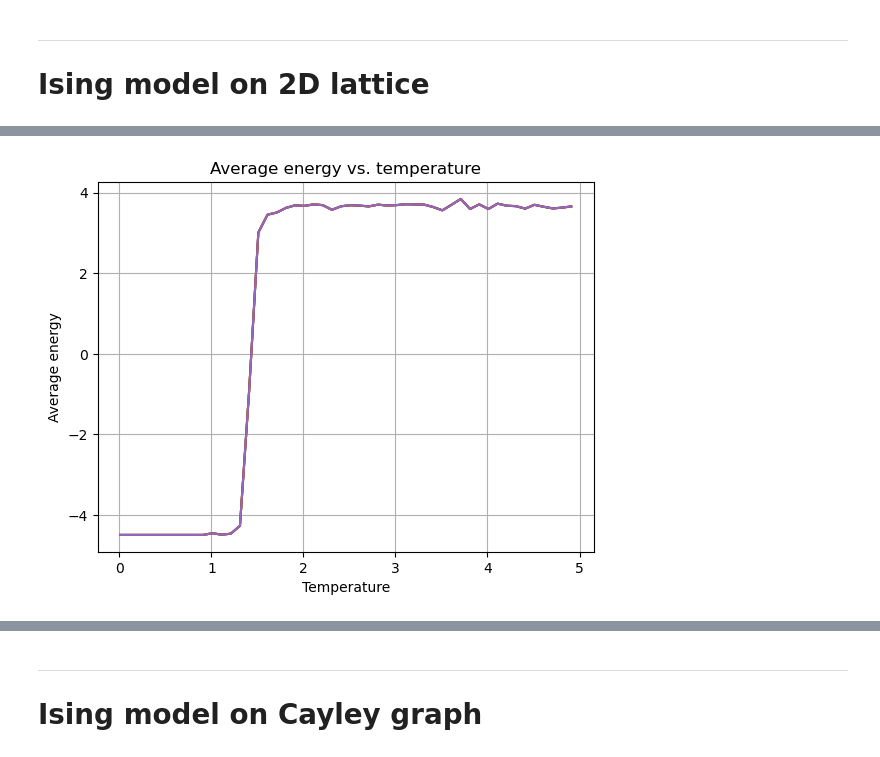
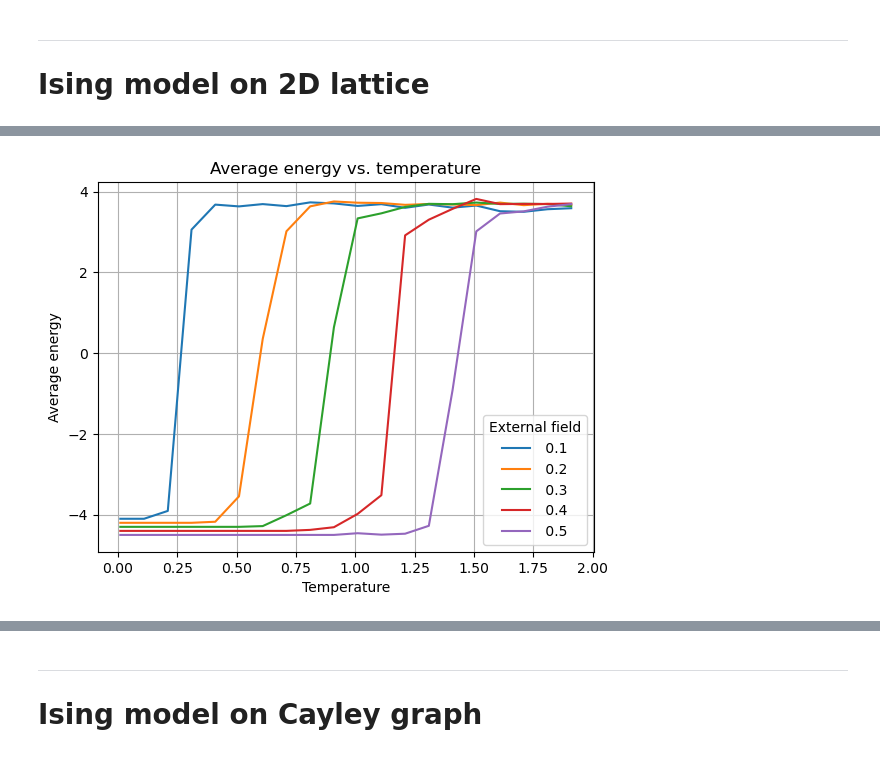
Before and after one commit to thxthuds/Ising_Model_Project, a Jupyter notebook: project_ideas.ipynb, the cells around one changed output, grey strips where cells are left out. Drawn from its saved outputs; the diff is of its cells as text; code cells hidden in the pictures.

```diff
--- a/project_ideas.ipynb
+++ b/project_ideas.ipynb
@@ -88,7 +88,7 @@ class MetropolisIsing:
         """
         X_nn = self.nn_alignment(X_spins)
         X_E = - self.J * X_spins * X_nn - self.H * X_spins
-        return np.sum(X_E)
+        return np.sum(X_E) / 2
 # %% [markdown]
 # Ising model on 1D chain
 # %%
@@ -284,8 +401,8 @@ class Ising2DLattice(MetropolisIsing):
         return X_nn
 # %%
 # Simulate time evolution of a 2D Ising model with nn interactions.
-# Start with a random state with 75% spins down (anti-aligned with external field).
-Ising2d = Ising2DLattice(T=0.1, J=1, H=0.0)
+# Start with a random state with 75% spins down.
+Ising2d = Ising2DLattice(T=0.1, J=1, H=0.1)
 np.random.seed(0)
 
 frames = []
@@ -316,14 +433,15 @@ iterations: 7
 [interactive output not drawn]
 [figure]
 # %%
-# Plot average energy vs MC iteration for various temperatures.
-# Start with a random state with 75% spins down, with 0 external field.
+# Plot average values vs MC iteration for various temperatures, with 0 external field.
+# Start with a random state with 75% spins down.
 temps = np.arange(1, 6, 1)
-total_iter = 50
+total_iter = 1000
 all_iter = []
 all_mag, all_energies = [], []
 dim = 50
 lattice2d = np.random.choice([-1, 1], size=(dim, dim), p=[0.75, 0.25])
+# lattice2d = - np.ones((dim,dim))
 
 for temp in temps:
     Ising2d = Ising2DLattice(T=temp, J=1, H=0.0)
@@ -334,14 +452,15 @@ for temp in temps:
     prev = lattice2d
     for i in range(total_iter):
         current = Ising2d.update_spins(prev)
-        avg_mag.append(Ising2d.net_magnetization(prev) / dim ** 2)
-        avg_energy.append(Ising2d.net_energy(prev) / dim ** 2)
+        avg_mag.append(Ising2d.net_magnetization(prev) / (dim ** 2))
+        avg_energy.append(Ising2d.net_energy(prev) / (dim ** 2))
         prev = current
 
     all_iter.append(iteration)
     all_mag.append(avg_mag)
     all_energies.append(avg_energy)
 
+print("No external field (H = 0).")
 plt.figure(0)
 for i in range(len(all_iter)):
     temp = temps[i]
@@ -371,49 +582,74 @@ plt.show()
 # %%
-# Plot equilibrium average energy and magnetization vs temperature.
-# Start with random state with 75% spins down, with 0 external field.
-temps = np.arange(0.01, 5., 0.1)
+# Plot equilibrium average values as a function of temperature for various
+# external field strengths.
+# Start with random state with 75% spins down.
+ext_field = np.arange(0.1, 0.6, 0.1)
+delta_temp = 0.1
+temps = np.arange(0.01, 2., delta_temp)
 total_iter = 100
 trials = 10
-l_energy, l_mag = [], []
+l_all_mag, l_all_energy, l_all_heat_cap = [], [], []
 dim = 50
 
-np.random.seed(0)
-lattice2d = np.random.choice([-1, 1], size=(dim, dim), p=[0.75, 0.25])
+for field_val in ext_field:
+    np.random.seed(0)
+    lattice2d = np.random.choice([-1, 1], size=(dim, dim), p=[0.75, 0.25])
+    l_mag, l_energy, l_heat_cap = [], [], []
 
-for temp in temps:
-    Ising2d = Ising2DLattice(T=temp, J=1, H=field_val)
-    prev = lattice2d
+    for temp in temps:
+        Ising2d = Ising2DLattice(T=temp, J=1, H=field_val)
+        prev = lattice2d
+        trial_energy, trial_mag = [], []
+        for t in range(trials):     # Multiple trials to average out statistical fluctuations.
+            for i in range(total_iter):
+                current = Ising2d.update_spins(prev)
+                if np.array_equal(current, prev):
+                    break
+                prev = current
+            trial_energy.append(Ising2d.net_energy(current) / dim ** 2)
+            trial_mag.append(Ising2d.net_magnetization(current) / dim ** 2)
 
-    trial_energy, trial_mag = [], []
-    for t in range(trials):     # Multiple trials to average out statistical fluctuations.
-        for i in range(total_iter):
-            current = Ising2d.update_spins(prev)
-            if np.array_equal(current, prev):
-                break
-            prev = current
-        trial_energy.append(Ising2d.net_energy(current) / dim ** 2)
-        trial_mag.append(Ising2d.net_magnetization(current) / dim ** 2)
+        avg_mag = sum(trial_mag) / trials
+        avg_energy = sum(trial_energy) / trials
+        if not l_energy:
+            heat_cap = 0
+        else:
+            heat_cap = (avg_energy - l_energy[-1]) / delta_temp
+        l_mag.append(avg_mag)
+        l_energy.append(avg_energy)
+        l_heat_cap.append(heat_cap)
 
-    avg_energy = sum(trial_energy) / trials
-    avg_mag = sum(trial_mag) / trials
-    l_energy.append(avg_energy)
-    l_mag.append(avg_mag)
+    l_all_mag.append(l_mag)
+    l_all_energy.append(l_energy)
+    l_all_heat_cap.append(l_heat_cap)
 
 plt.figure(0)
 for i, field_val in enumerate(ext_field):
-    plt.plot(temps, l_mag)
+    plt.plot(temps, l_all_mag[i], label=f"{field_val: .1f}")
 plt.xlabel('Temperature')
 plt.ylabel('Average magnetization')
 plt.title('Average magnetization vs. temperature')
 plt.grid()
+plt.legend(title="External field")
 plt.show()
 
 plt.figure(1)
 for i, field_val in enumerate(ext_field):
-    plt.plot(temps, l_energy)
+    plt.plot(temps, l_all_energy[i], label=f"{field_val: .1f}")
 plt.xlabel('Temperature')
 plt.ylabel('Average energy')
 plt.title('Average energy vs. temperature')
 plt.grid()
+plt.legend(title="External field")
 plt.show()
+
+plt.figure(2)
+for i, field_val in enumerate(ext_field):
+    plt.plot(temps, l_all_heat_cap[i], label=f"{field_val: .1f}")
+plt.xlabel('Temperature')
+plt.ylabel('Average heat capacity')
+plt.title('Average heat capacity vs. temperature')
+plt.grid()
+plt.legend(title="External field")
+plt.show()
 # %% [output]
@@ -421 +657 @@ plt.show()
-[figure, old version]
+[figure, new version]
```
Also changed, not shown: parts of 14 cells of this notebook.
